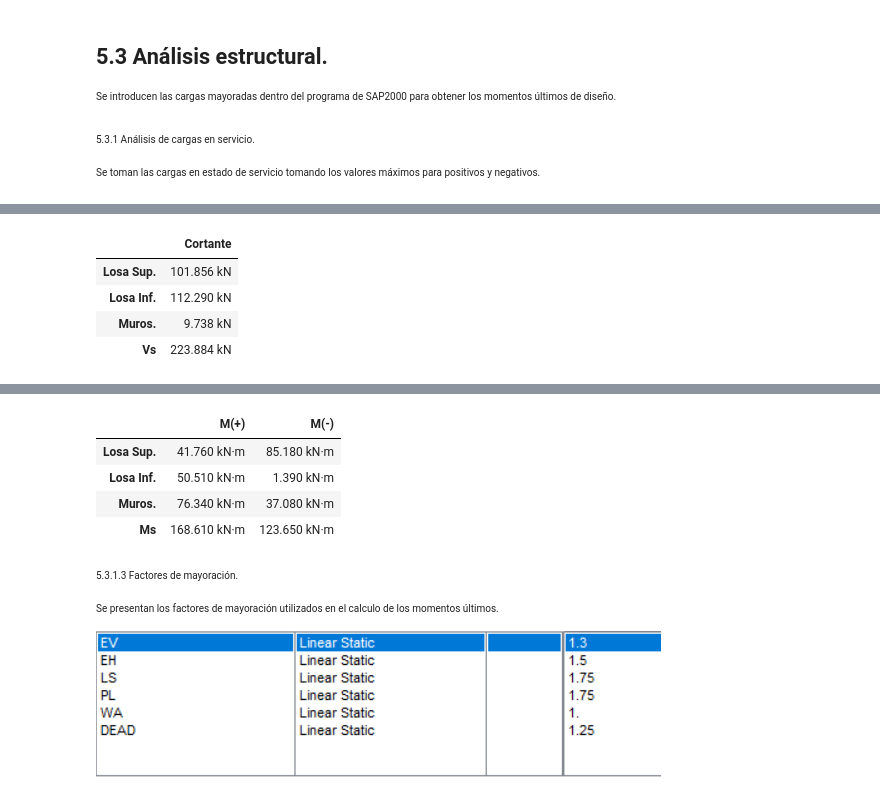
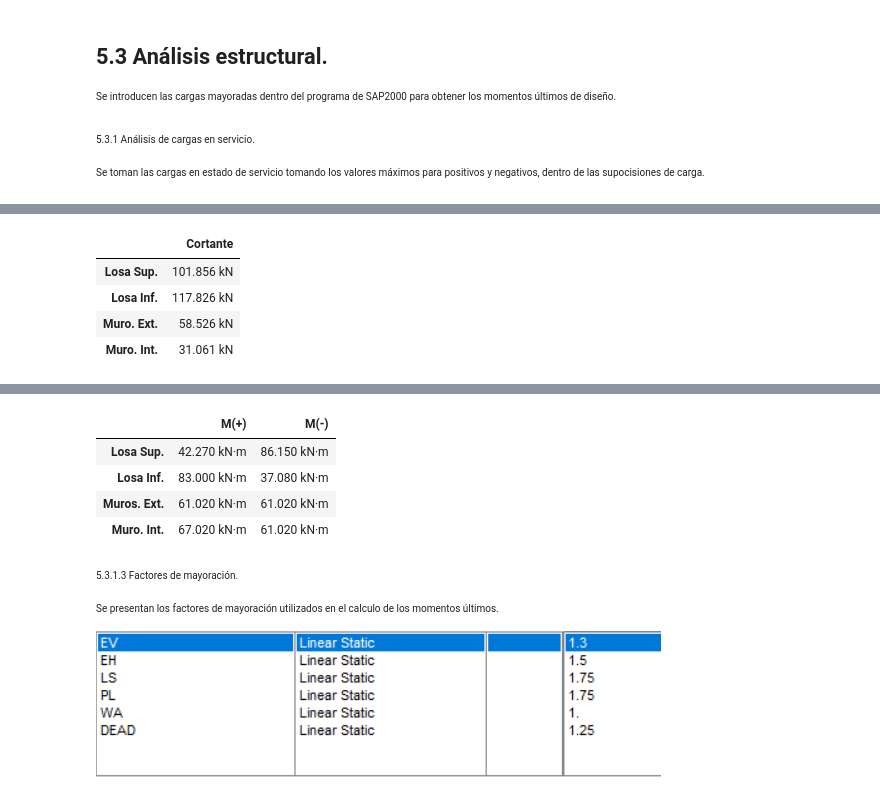
Before and after one commit to Saumeth/Boxculvert, a Jupyter notebook: Code/boxculvert.ipynb, the cells around one changed output, grey strips where cells are left out. Drawn from its saved outputs; the diff is of its cells as text; code cells hidden in the pictures.

```diff
--- a/Code/boxculvert.ipynb
+++ b/Code/boxculvert.ipynb
@@ -832,7 +838,7 @@ resortes
 </p>
 
 <p style="font-family:'Cambria';font-size:10px">
-    <font size="+1"> Se toman las cargas en estado de servicio tomando los valores máximos para positivos y negativos.</font>
+    <font size="+1"> Se toman las cargas en estado de servicio tomando los valores máximos para positivos y negativos, dentro de las supocisiones de carga.</font>
 </p>
 
 </body>
@@ -856,18 +863,18 @@ V_m = 9.738*kN
 # %%
-VServicio = pd.DataFrame(columns=['Cortante'], index=['Losa Sup.', 'Losa Inf.', 'Muros.', 'Vs'])
+VServicio = pd.DataFrame(columns=['Cortante'], index=['Losa Sup.', 'Losa Inf.', 'Muro. Ext.', 'Muro. Int.'])
 
 VServicio.iloc[0,0] = V_s
 VServicio.iloc[1,0] = V_i
-VServicio.iloc[2,0] = V_m
-VServicio.iloc[3,0] = V_m+V_i+V_s
+VServicio.iloc[2,0] = V_m_ext
+VServicio.iloc[3,0] = V_m_int
 
 VServicio
 # %% [output]
 |  | Cortante |
 | Losa Sup. | 101.856 kN |
-| Losa Inf. | 112.290 kN |
-| Muros. | 9.738 kN |
-| Vs | 223.884 kN |
+| Losa Inf. | 117.826 kN |
+| Muro. Ext. | 58.526 kN |
+| Muro. Int. | 31.061 kN |
 # %% [markdown]
 <html>
 <body>
@@ -881,37 +888,41 @@ VServicio
 
 ![image.png](attachment:8be044cc-0cf7-4664-b1b1-cac1ba235ba3.png)
 # %%
-M_ls_pos = 41.76*kN*m
+M_ls_pos = 42.27*kN*m
 
-M_li_pos = 50.51*kN*m
+M_li_pos = 83*kN*m
 
-M_m_pos = 76.34*kN*m
+M_mExt_pos = 61.02*kN*m
 
-M_ls_neg = 85.18*kN*m
+M_mInt_pos = 67.02*kN*m
 
-M_li_neg = 1.39*kN*m
+M_ls_neg = 86.15*kN*m
 
-M_m_neg = 37.08*kN*m
+M_li_neg = 37.08*kN*m
+
+M_mExt_neg = 61.02*kN*m
+
+M_mInt_neg = 61.02*kN*m
 # %%
-MServicio = pd.DataFrame(columns=['M(+)', 'M(-)'], index=['Losa Sup.', 'Losa Inf.', 'Muros.', 'Ms'])
+MServicio = pd.DataFrame(columns=['M(+)', 'M(-)'], index=['Losa Sup.', 'Losa Inf.', 'Muros. Ext.', 'Muro. Int.'])
 
-MServicio.iloc[0,0] = M_ls_pos
-MServicio.iloc[1,0] = M_li_pos
-MServicio.iloc[2,0] = M_m_pos
-MServicio.iloc[3,0] = M_ls_pos+M_li_pos+M_m_pos
+MServicio.iloc[0, 0] = M_ls_pos
+MServicio.iloc[1, 0] = M_li_pos
+MServicio.iloc[2, 0] = M_mExt_pos
+MServicio.iloc[3, 0] = M_mInt_pos
 
-MServicio.iloc[0,1] = M_ls_neg
-MServicio.iloc[1,1] = M_li_neg
-MServicio.iloc[2,1] = M_m_neg
-MServicio.iloc[3,1] = M_ls_neg+M_li_neg+M_m_neg
+MServicio.iloc[0, 1] = M_ls_neg
+MServicio.iloc[1, 1] = M_li_neg
+MServicio.iloc[2, 1] = M_mExt_neg
+MServicio.iloc[3, 1] = M_mInt_neg
 
 MServicio
 # %% [output]
 |  | M(+) | M(-) |
-| Losa Sup. | 41.760 kN·m | 85.180 kN·m |
-| Losa Inf. | 50.510 kN·m | 1.390 kN·m |
-| Muros. | 76.340 kN·m | 37.080 kN·m |
-| Ms | 168.610 kN·m | 123.650 kN·m |
+| Losa Sup. | 42.270 kN·m | 86.150 kN·m |
+| Losa Inf. | 83.000 kN·m | 37.080 kN·m |
+| Muros. Ext. | 61.020 kN·m | 61.020 kN·m |
+| Muro. Int. | 67.020 kN·m | 61.020 kN·m |
 # %% [markdown]
 <html>
 <body>
```
Also changed, not shown: parts of 121 cells of this notebook.
